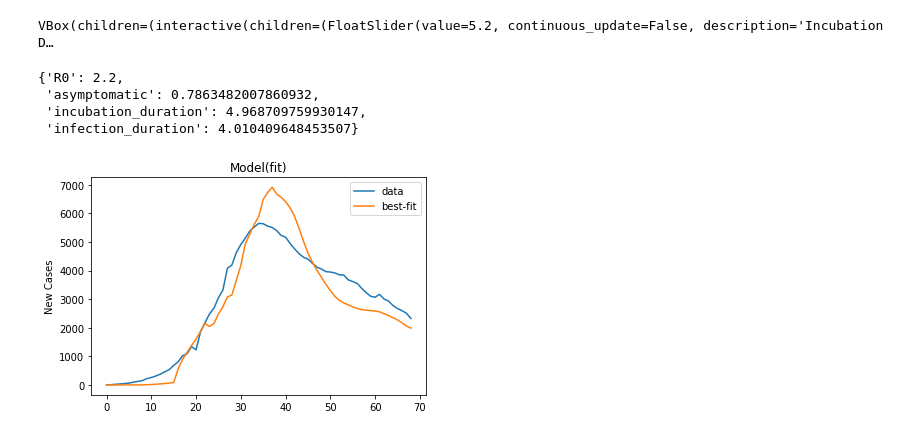
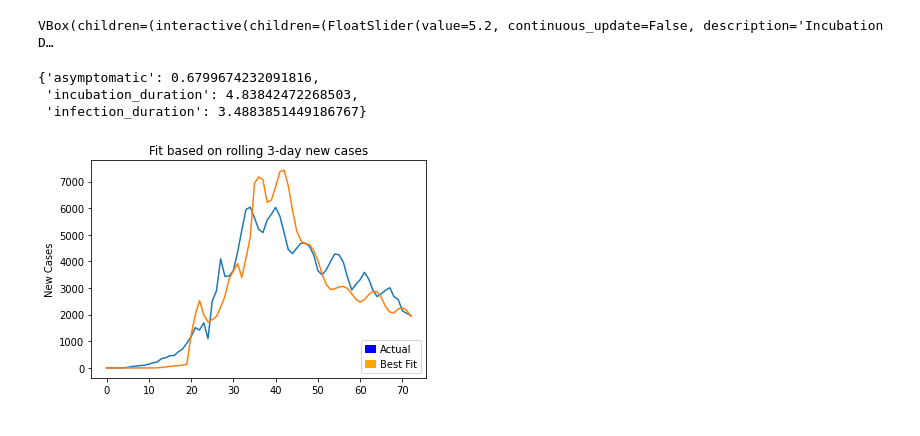
Before and after one commit to bobby-mclaughlinjr/covid, a Jupyter notebook: Rt*.ipynb, the cells around one changed output. Cells and saved outputs as stored; diff of their text form; code cells hidden in the pictures.

```diff
--- a/Rt*.ipynb
+++ b/Rt*.ipynb
@@ -167,13 +167,12 @@ class Rt(object):
 
         return data
 
-    def fit(self, X, R0, incubation_duration, infection_duration, asymptomatic):
-        self.R0 = R0
+    def fit(self, X, incubation_duration, infection_duration, asymptomatic):
         self.incubation_duration = incubation_duration
         self.infection_duration = infection_duration
         self.asymptomatic = asymptomatic
 
-        return self.smoothing(self.calculate().transformed_data['ex_ante'], resize=True)[22:-1].values
+        return self.smoothing(self.calculate().transformed_data['ex_ante'], window=3, resize=True)[22:-1].values
 
     def project(self, Rt=None, days=100):
         if self.transformed_data is None:
@@ -307,34 +306,42 @@ VBox(children=(interactive(children=(FloatSlider(value=5.2, continuous_update=Fa
 # %%
 # Fit curve
 REGION = 'Italy'
 obj = Rt().get_data(region=REGION)
 
-ex_post = obj.smoothing(obj.data.reset_index(level=0, drop=True).diff(), resize=True).shift(-1)[22:-1].values
+ex_post = obj.smoothing(obj.data.reset_index(level=0, drop=True).diff(), window=3, resize=True).shift(-1)[22:-1].values
 temp = np.linspace(0, len(ex_post) - 1, len(ex_post), dtype=int)
 
 model = Model(obj.fit)
 
 param_dict = {
-                'R0': (2.2, 1, 7)  # format (initial, min, max)
-                , 'incubation_duration': (5.2, 2, 10)
+                 'incubation_duration': (5.2, 2, 10)  # format (initial, min, max)
                 , 'infection_duration': (2.9, 1, 7)
                 , 'asymptomatic': (0.75, 0.25, 0.8)
             }
 
 for key, (init, min, max) in param_dict.items():
     model.set_param_hint(key, value=init, min=min, max=max, vary=True)
 
 params = model.make_params()
 result = model.fit(ex_post, params, method='least_squares', X=temp)
 
 best_values = result.best_values
 result.plot_fit(datafmt="-")
 plt.ylabel('New Cases')
 plt.xlabel('')
+plt.title('Fit based on rolling 3-day new cases')
+leg = plt.legend(handles=[
+                          Patch(label='Actual', color='b'),
+                          Patch(label='Best Fit', color='orange'),
+                          ]
+                      , loc='lower right'
+                      , columnspacing=.75
+                      , handletextpad=.5
+                      , handlelength=1
+                      )
 display(best_values)
 # %% [output]
-{'R0': 2.2,
- 'asymptomatic': 0.7863482007860932,
- 'incubation_duration': 4.968709759930147,
- 'infection_duration': 4.010409648453507}
+{'asymptomatic': 0.6799674232091816,
+ 'incubation_duration': 4.83842472268503,
+ 'infection_duration': 3.4883851449186767}
-[figure, old version]
+[figure, new version]
```
Also changed, not shown: parts of 1 cell of this notebook.
